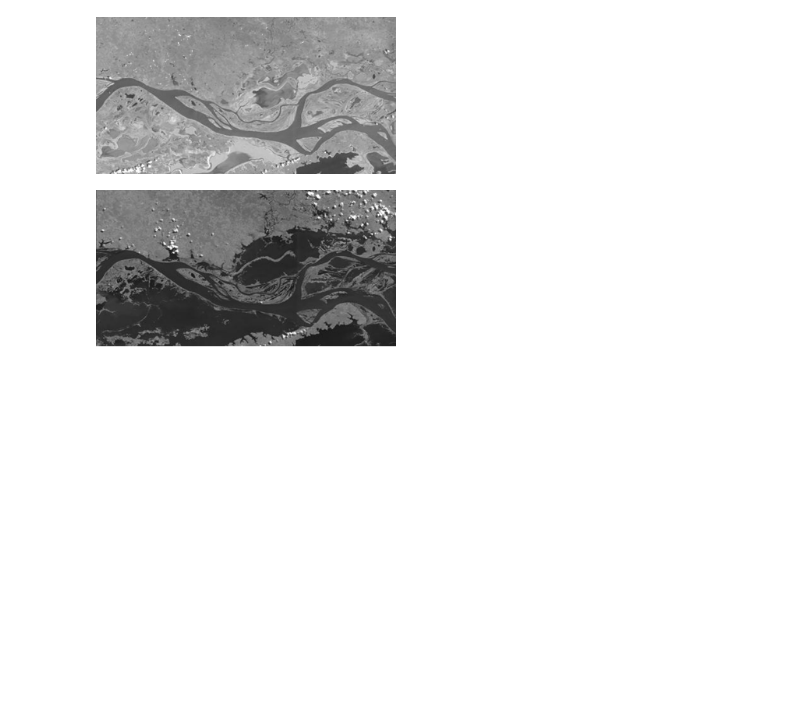
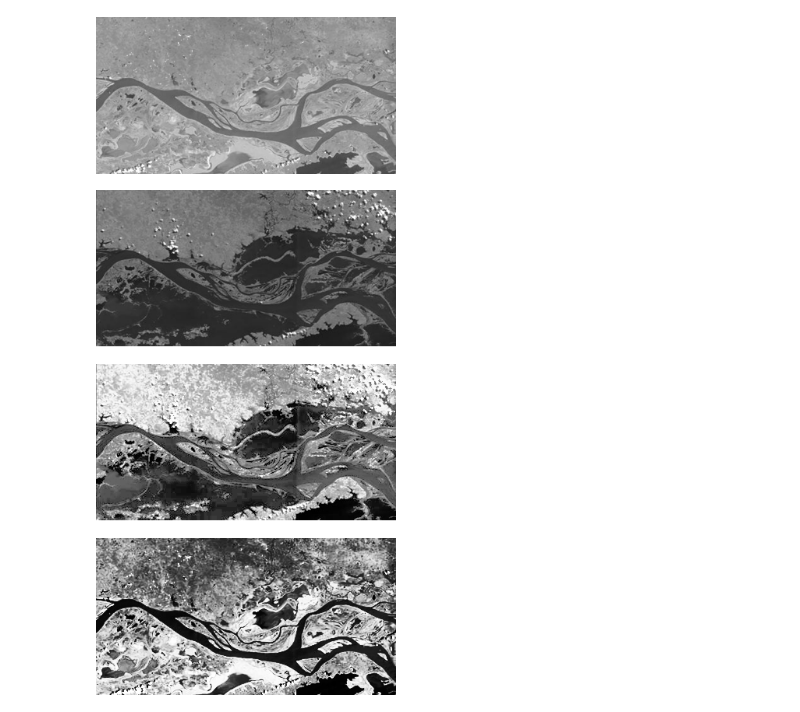
Before and after one commit to guilhermeMilani/operadores-morfologicos, a Jupyter notebook: OperadoresMorfologicos.ipynb, the cells around one changed output. Cells and saved outputs as stored; diff of their text form; code cells hidden in the pictures; blank space fills up the shorter version.

```diff
--- a/OperadoresMorfologicos.ipynb
+++ b/OperadoresMorfologicos.ipynb
@@ -45,16 +52,21 @@ display(IPImage(filename='saida_preto_e_branco_chuvoso.png', width = 300))
 [figure]
 [figure]
 # %%
-import cv2
+
 def equalizacao(imagem_entrada,imagem_saida):
     imagem_cinza = cv2.imread(imagem_entrada, cv2.IMREAD_GRAYSCALE)
     imagem_equalizada = cv2.equalizeHist(imagem_cinza)
     converte_img = PILImage.fromarray(imagem_equalizada.astype(np.uint8))
     converte_img.save(imagem_saida)
 
 
-equalizacao('saida_preto_e_branco.png', 'saida_preto_e_branco_equalizada.png')
-display(IPImage(filename='saida_preto_e_branco_equalizada.png', width=300))
+equalizacao('saida_preto_e_branco_chuvoso.png', 'saida_equalizada_chuvoso.png')
+display(IPImage(filename='saida_equalizada_chuvoso.png', width=300))
+equalizacao('saida_preto_e_branco_estiagem.png', 'saida_equalizada_estiagem.png')
+display(IPImage(filename='saida_equalizada_estiagem.png', width=300))
+# %% [output]
+[figure, added]
+[figure, added]
 # %%
 def negativarImagem(imagem_entrada, imagem_saida):
     img = PILImage.open(imagem_entrada)
```
Also changed, not shown: parts of 7 cells of this notebook, 10 other files.
